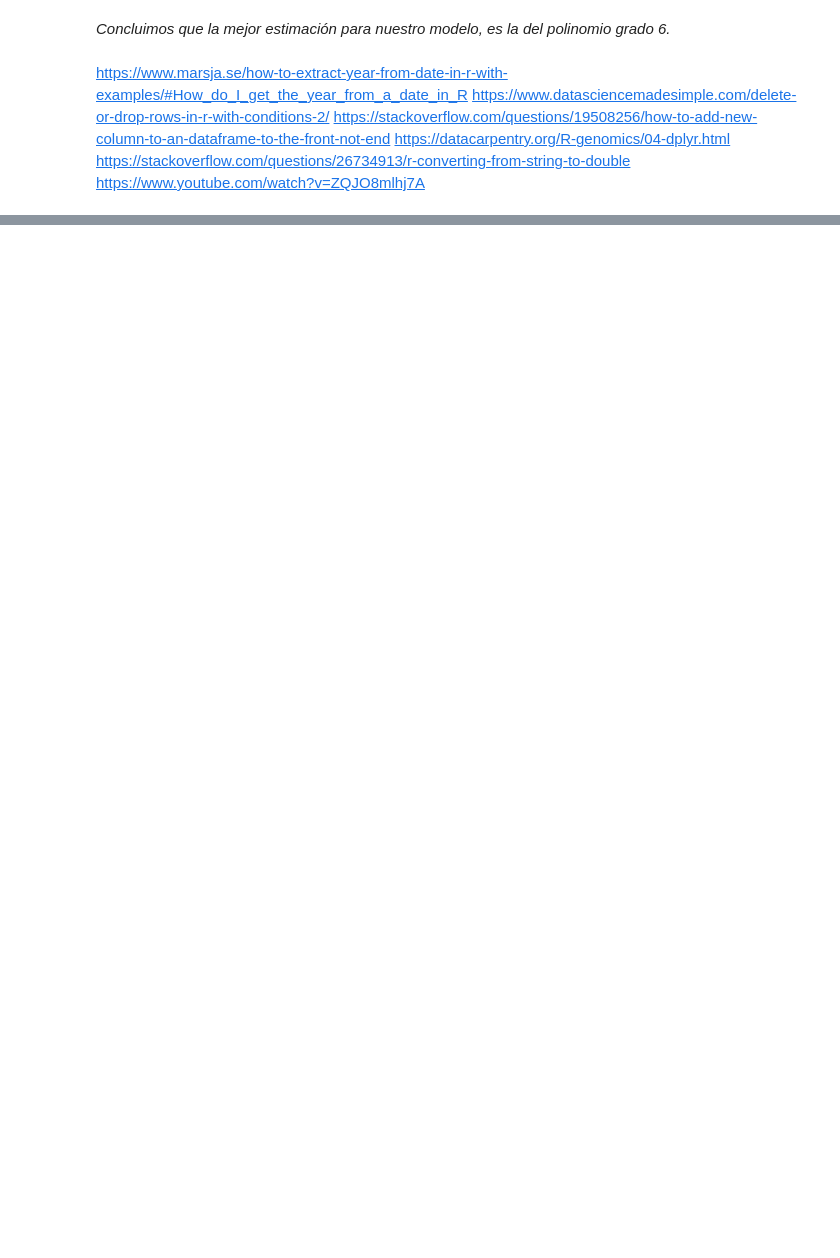
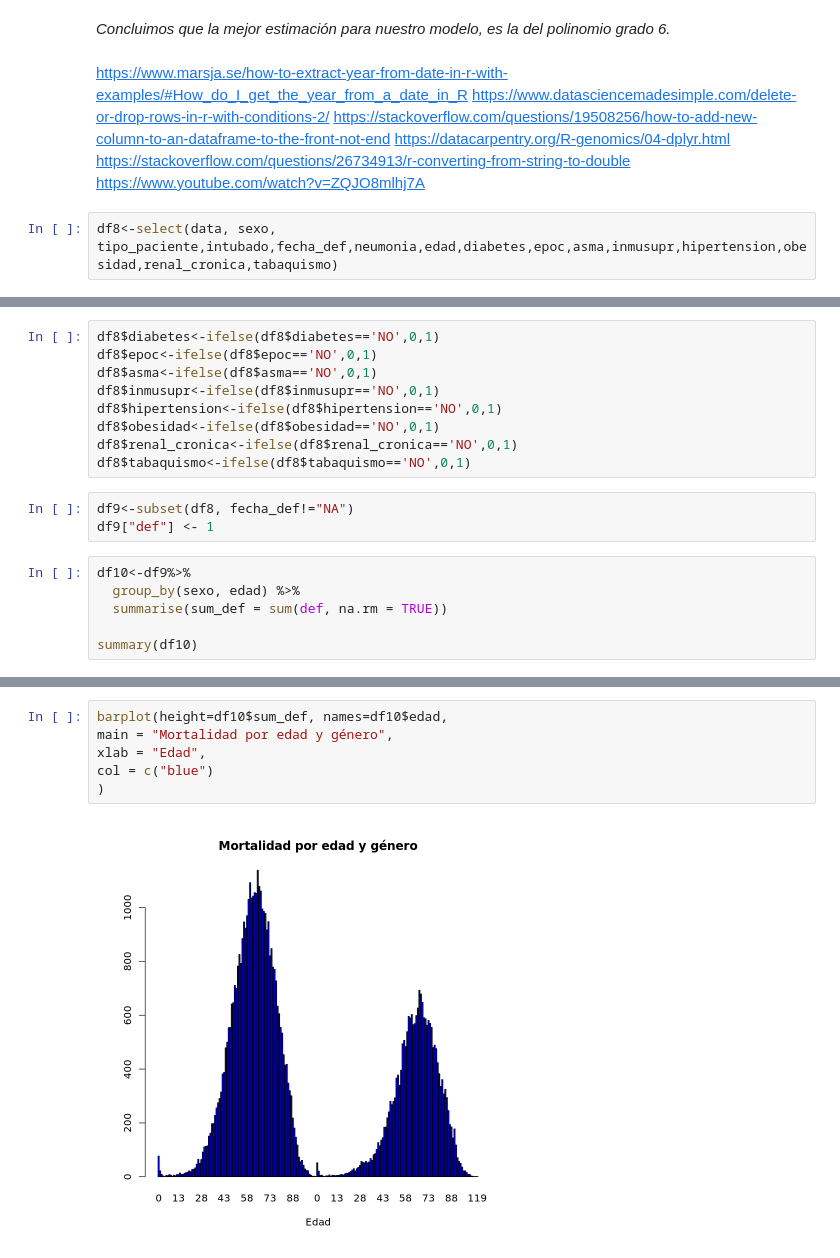
Before and after one commit to prope-2021-gh-classroom/practica-final-verano-2021-marcoyel21, a Jupyter notebook: extraccion_limpieza.ipynb, the cells around one changed output, grey strips where cells are left out. Saved outputs shown, nothing was run; the diff lists cells and outputs as text; blank space fills up the shorter version.

Commit message:
Update de mortalidad por edad y genero, y prueba chi

```diff
--- a/extraccion_limpieza.ipynb
+++ b/extraccion_limpieza.ipynb
@@ -449,3 +423,5 @@ https://stackoverflow.com/questions/19508256/how-to-add-new-column-to-an-datafra
 https://datacarpentry.org/R-genomics/04-dplyr.html
 https://stackoverflow.com/questions/26734913/r-converting-from-string-to-double
 https://www.youtube.com/watch?v=ZQJO8mlhj7A
+# %%
+df8<-select(data, sexo, tipo_paciente,intubado,fecha_def,neumonia,edad,diabetes,epoc,asma,inmusupr,hipertension,obesidad,renal_cronica,tabaquismo)
@@ -451,0 +444,18 @@ https://www.youtube.com/watch?v=ZQJO8mlhj7A
+# %%
+df8$diabetes<-ifelse(df8$diabetes=='NO',0,1)
+df8$epoc<-ifelse(df8$epoc=='NO',0,1)
+df8$asma<-ifelse(df8$asma=='NO',0,1)
+df8$inmusupr<-ifelse(df8$inmusupr=='NO',0,1)
+df8$hipertension<-ifelse(df8$hipertension=='NO',0,1)
+df8$obesidad<-ifelse(df8$obesidad=='NO',0,1)
+df8$renal_cronica<-ifelse(df8$renal_cronica=='NO',0,1)
+df8$tabaquismo<-ifelse(df8$tabaquismo=='NO',0,1)
+# %%
+df9<-subset(df8, fecha_def!="NA")
+df9["def"] <- 1
+# %%
+df10<-df9%>%
+  group_by(sexo, edad) %>%
+  summarise(sum_def = sum(def, na.rm = TRUE))
+
+summary(df10)
@@ -451,0 +471,8 @@ https://www.youtube.com/watch?v=ZQJO8mlhj7A
+# %%
+barplot(height=df10$sum_def, names=df10$edad,
+main = "Mortalidad por edad y género",
+xlab = "Edad",
+col = c("blue")
+)
+# %% [output]
+[figure, added]
```
Also changed, not shown: parts of 27 cells of this notebook.
